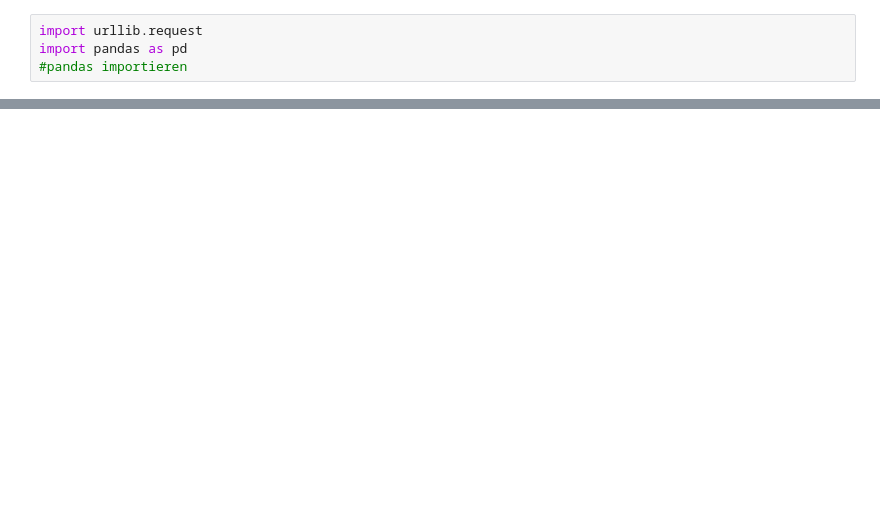
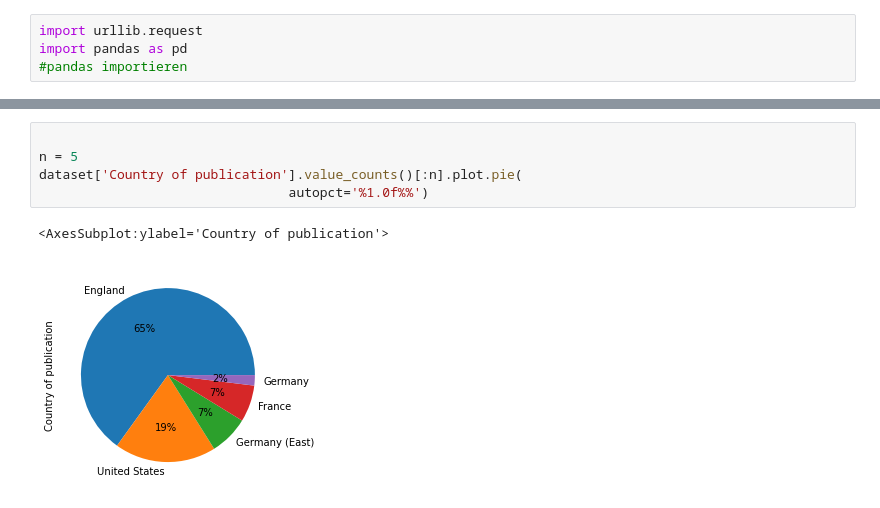
Before and after one commit to nkiseleva/2022-BDK6.5.3-P3_Gruppe_7, a Jupyter notebook: 2022-BDK6.5.3-P3_Gruppe_7 Frage 3.ipynb, the cells around one changed output, grey strips where cells are left out. Saved outputs shown, nothing was run; the diff lists cells and outputs as text; blank space fills up the shorter version.

```diff
--- a/2022-BDK6.5.3-P3_Gruppe_7 Frage 3.ipynb
+++ b/2022-BDK6.5.3-P3_Gruppe_7 Frage 3.ipynb
@@ -16,0 +74,8 @@ NameError: name 'detailedrecords' is not defined
+# %%
+
+n = 5
+dataset['Country of publication'].value_counts()[:n].plot.pie(
+                                autopct='%1.0f%%')
+# %% [output]
+<AxesSubplot:ylabel='Country of publication'>
+[figure, added]
```
Also changed, not shown: parts of 8 cells of this notebook.
